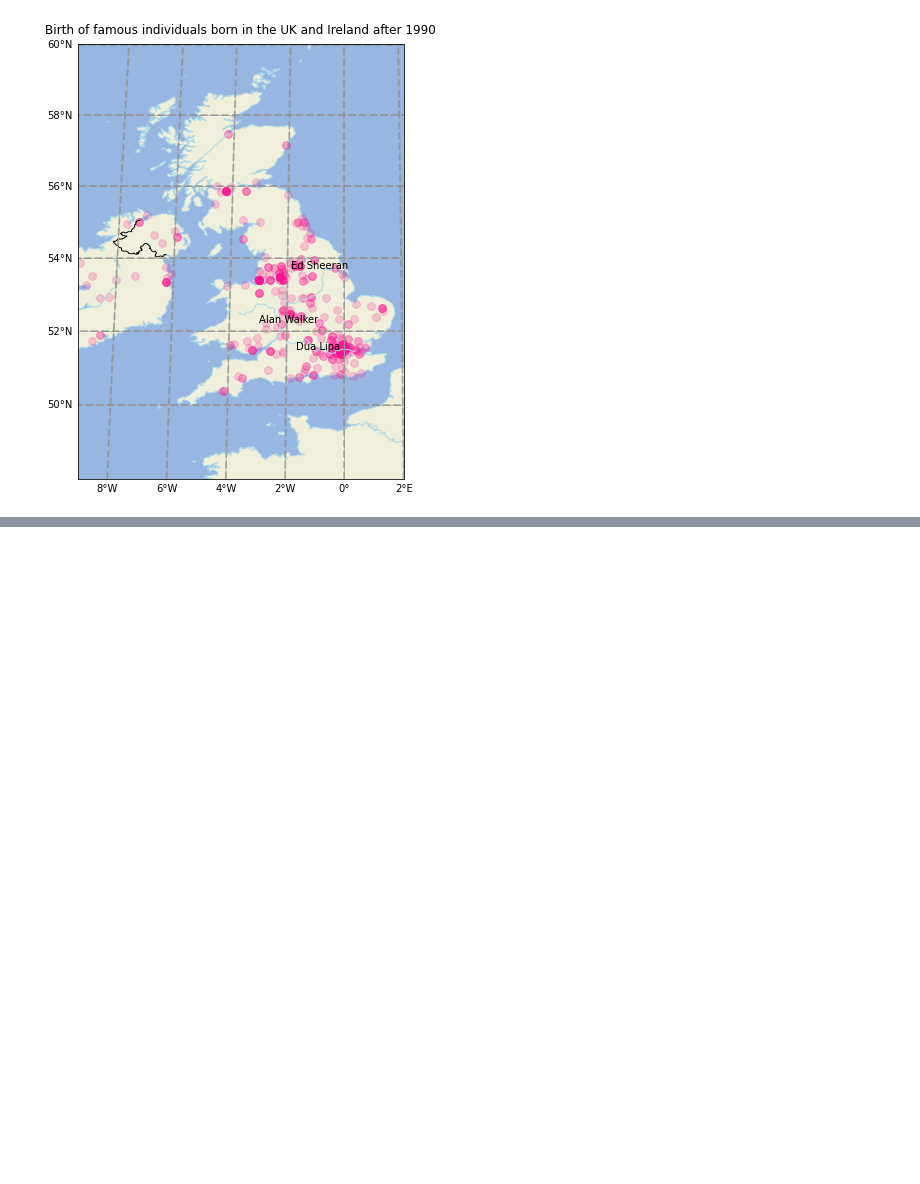
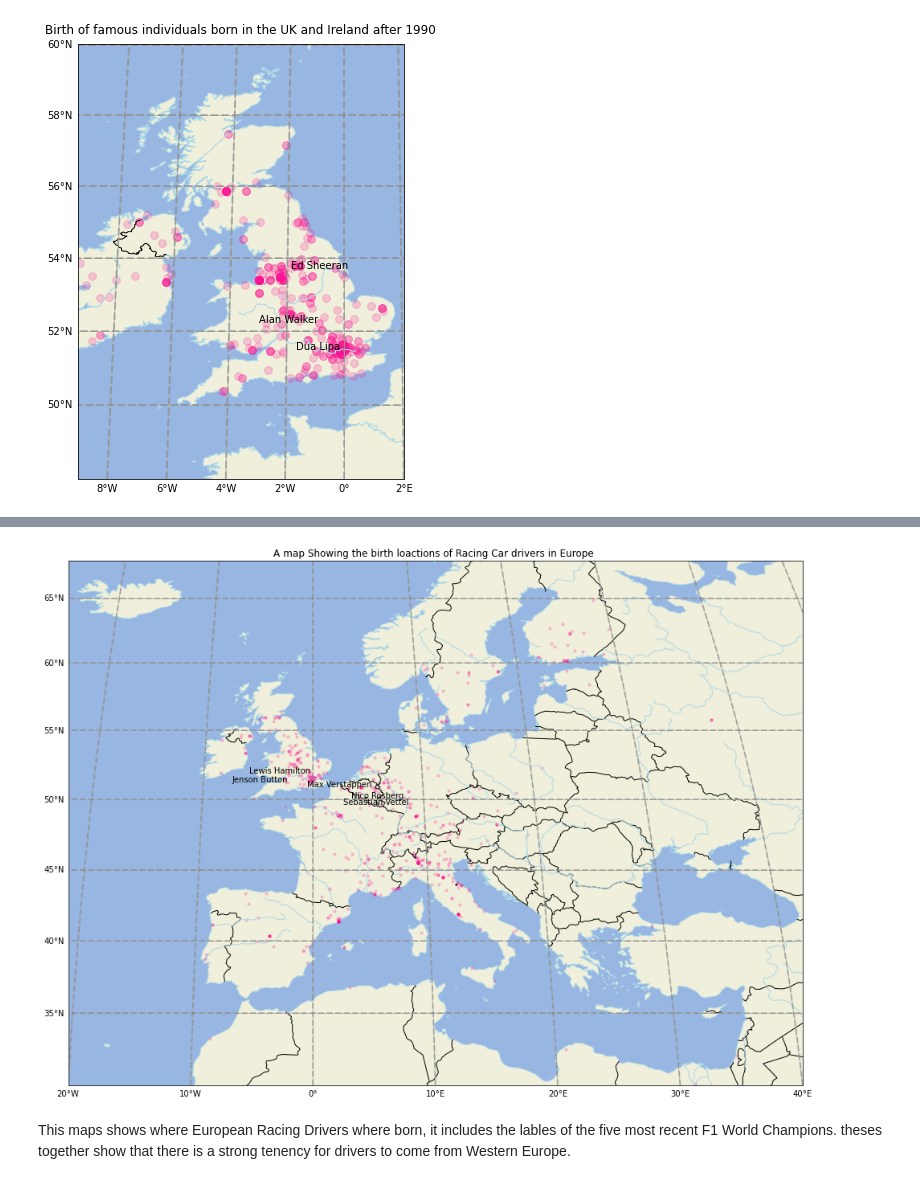
Before and after one commit to tubbsyal/BEE2024_p3, a Jupyter notebook: Part3_1Notebook.ipynb, the cells around one changed output, grey strips where cells are left out. Cells and saved outputs as stored; diff of their text form; code cells hidden in the pictures; blank space fills up the shorter version.

```diff
--- a/Part3_1Notebook.ipynb
+++ b/Part3_1Notebook.ipynb
@@ -394,0 +397,3 @@ plt.show()
+# %%
+df3 = df.loc[(df.occupation == 'RACING DRIVER') ]
+df3
@@ -394,0 +414,37 @@ plt.show()
+# %%
+fig = plt.figure(figsize=(25,12))
+
+ax = fig.add_subplot(1,1,1, projection=ccrs.Robinson())
+
+ax.set_global()
+
+plt.title("A map Showing the birth loactions of Racing Car drivers in Europe ")
+ax.add_feature(cfeature.LAND)
+ax.add_feature(cfeature.BORDERS, edgecolor="black")
+ax.add_feature(cfeature.RIVERS, edgecolor ="lightblue")
+ax.add_feature(cfeature.OCEAN, edgecolor ="lightblue")
+ax.gridlines()
+ax.set_extent([-20, 40, 30,65])
+gl = ax.gridlines(crs=ccrs.PlateCarree(), draw_labels=True,linewidth=2, color='gray', alpha=0.5, linestyle='--')
+gl.xlabels_top = False
+gl.ylabels_right = False
+
+
+
+
+plt.scatter(x=df3.bplace_lon, y=df3.bplace_lat,color="deeppink",s=10, alpha=0.2,transform=ccrs.PlateCarree()) ## Important
+
+ax.text(df3.bplace_lon[df3.name =='Lewis Hamilton'].iloc[0], df3.bplace_lat[df3.name =='Lewis Hamilton'].iloc[0] ,'Lewis Hamilton',horizontalalignment='right',size = 10,transform=ccrs.PlateCarree())
+##ax.text(df3.bplace_lon[df3.name =='Kimi Räikkönen'].iloc[0], df3.bplace_lat[df3.name =='Kimi Räikkönen'].iloc[0] ,'Kimi Räikkönen',horizontalalignment='right',size = 10,transform=ccrs.PlateCarree())
+ax.text(df3.bplace_lon[df3.name =='Sebastian Vettel'].iloc[0], df3.bplace_lat[df3.name =='Sebastian Vettel'].iloc[0] ,'Sebastian Vettel',horizontalalignment='right',size = 10,transform=ccrs.PlateCarree())
+ax.text(df3.bplace_lon[df3.name =='Max Verstappen'].iloc[0], df3.bplace_lat[df3.name =='Max Verstappen'].iloc[0] ,'Max Verstappen',horizontalalignment='right',size = 10,transform=ccrs.PlateCarree())
+##ax.text(df3.bplace_lon[df3.name =='Michael Schumacher'].iloc[0], df3.bplace_lat[df3.name =='Michael Schumacher'].iloc[0] ,'Michael Schumacher',horizontalalignment='right',size = 10,transform=ccrs.PlateCarree())
+ax.text(df3.bplace_lon[df3.name =='Jenson Button'].iloc[0], df3.bplace_lat[df3.name =='Jenson Button'].iloc[0] ,'Jenson Button',horizontalalignment='right',size = 10,transform=ccrs.PlateCarree())
+##ax.text(df3.bplace_lon[df3.name =='Fernando Alonso'].iloc[0], df3.bplace_lat[df3.name =='Fernando Alonso'].iloc[0] ,'Fernando Alonso',horizontalalignment='right',size = 10,transform=ccrs.PlateCarree())
+ax.text(df3.bplace_lon[df3.name =='Nico Rosberg'].iloc[0], df3.bplace_lat[df3.name =='Nico Rosberg'].iloc[0] ,'Nico Rosberg',horizontalalignment='right',size = 10,transform=ccrs.PlateCarree())
+
+plt.show()
+# %% [output]
+[figure, added]
+# %% [markdown]
+This maps shows where European Racing Drivers where born, it includes the lables of the five most recent F1 World Champions. theses together show that there is a strong tenency for drivers to come from Western Europe.
```
Also changed, not shown: parts of 2 cells of this notebook.
